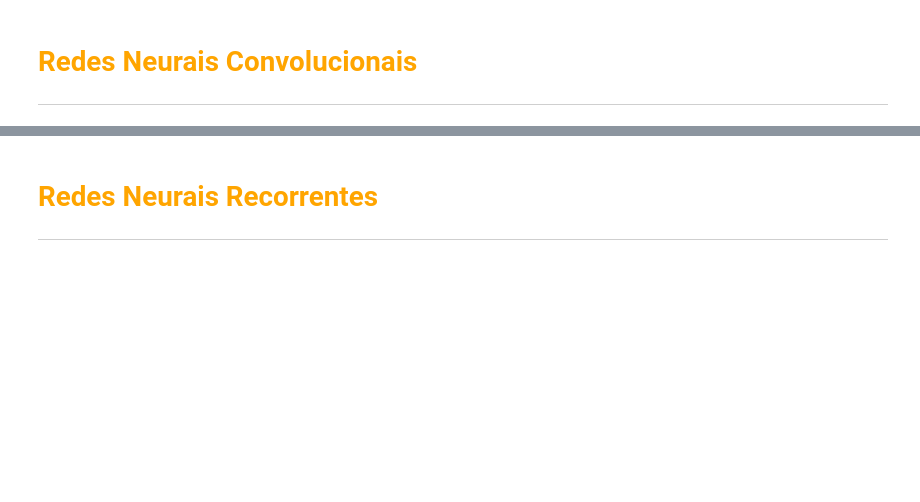
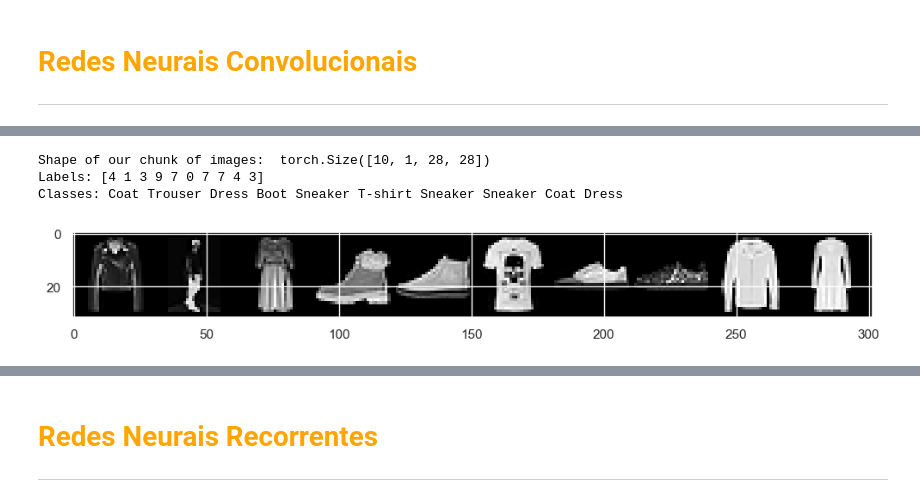
Before and after one commit to leonardovargas10/Pesquisa_Aplicada_Modelagem, a Jupyter notebook: Deep_Learning/01_Deep_Learning.ipynb, the cells around one changed output, grey strips where cells are left out. Cells and saved outputs as stored; diff of their text form; code cells hidden in the pictures; blank space fills up the shorter version.

```diff
--- a/Deep_Learning/01_Deep_Learning.ipynb
+++ b/Deep_Learning/01_Deep_Learning.ipynb
@@ -3981,0 +4796,65 @@ https://www.kaggle.com/code/mishki/getting-started-with-deep-learning-cnn-pytorc
+# %%
+# Cria o dataset de treino a partir do arquivo CSV do Fashion-MNIST
+# A classe FashionMNISTDataset provavelmente lê o CSV, separa labels e pixels
+# e converte cada amostra para tensor quando necessário
+train_data = FashionMNISTDataset('../Deep_Learning/data/fashion-mnist_train.csv')
+
+# DataLoader é responsável por:
+# - dividir os dados em batches
+# - embaralhar as amostras (shuffle=True)
+# - iterar eficientemente durante o treinamento
+train_loader = DataLoader(train_data, batch_size=10, shuffle=True)
+
+
+# Cria o dataset de teste a partir do CSV correspondente
+test_data = FashionMNISTDataset('../Deep_Learning/data/fashion-mnist_test.csv')
+
+# DataLoader para o conjunto de teste
+# Aqui também usamos batches de tamanho 10
+test_loader = DataLoader(test_data, batch_size=10, shuffle=True)
+
+
+# Itera sobre o DataLoader
+# Cada iteração retorna um batch contendo:
+# - images -> tensor com várias imagens
+# - labels -> tensor com os rótulos dessas imagens
+for images, labels in train_loader:
+    break   # interrompe após o primeiro batch apenas para inspeção
+
+
+# Verifica o formato dos dados retornados
+# Normalmente será algo como:
+# (batch_size, channels, height, width)
+# Exemplo: (10, 1, 28, 28)
+print("Shape of our chunk of images: ", images.shape)
+
+
+# Exibe os rótulos numéricos do batch
+print('Labels:', labels.numpy())
+
+# Converte os rótulos numéricos em nomes de classes
+# usando o vetor class_names
+print('Classes:', *np.array([class_names[i] for i in labels]))
+
+
+# make_grid organiza várias imagens em uma única imagem em formato de grade
+# nrow=10 significa que todas as 10 imagens serão exibidas em uma linha
+img = make_grid(images, nrow=10)
+
+
+# Cria uma figura maior para visualizar a grade de imagens
+plt.figure(figsize=(12, 6))
+
+
+# Converte o tensor para numpy e transpõe os eixos
+# O tensor vindo do PyTorch geralmente está no formato:
+# (channels, height, width)
+# Mas o matplotlib espera:
+# (height, width, channels)
+# Por isso usamos transpose (1, 2, 0)
+plt.imshow(np.transpose(img.numpy(), (1, 2, 0)));
+# %% [output]
+Shape of our chunk of images:  torch.Size([10, 1, 28, 28])
+Labels: [4 1 3 9 7 0 7 7 4 3]
+Classes: Coat Trouser Dress Boot Sneaker T-shirt Sneaker Sneaker Coat Dress
+[figure, added]
```
Also changed, not shown: parts of 32 cells of this notebook.
